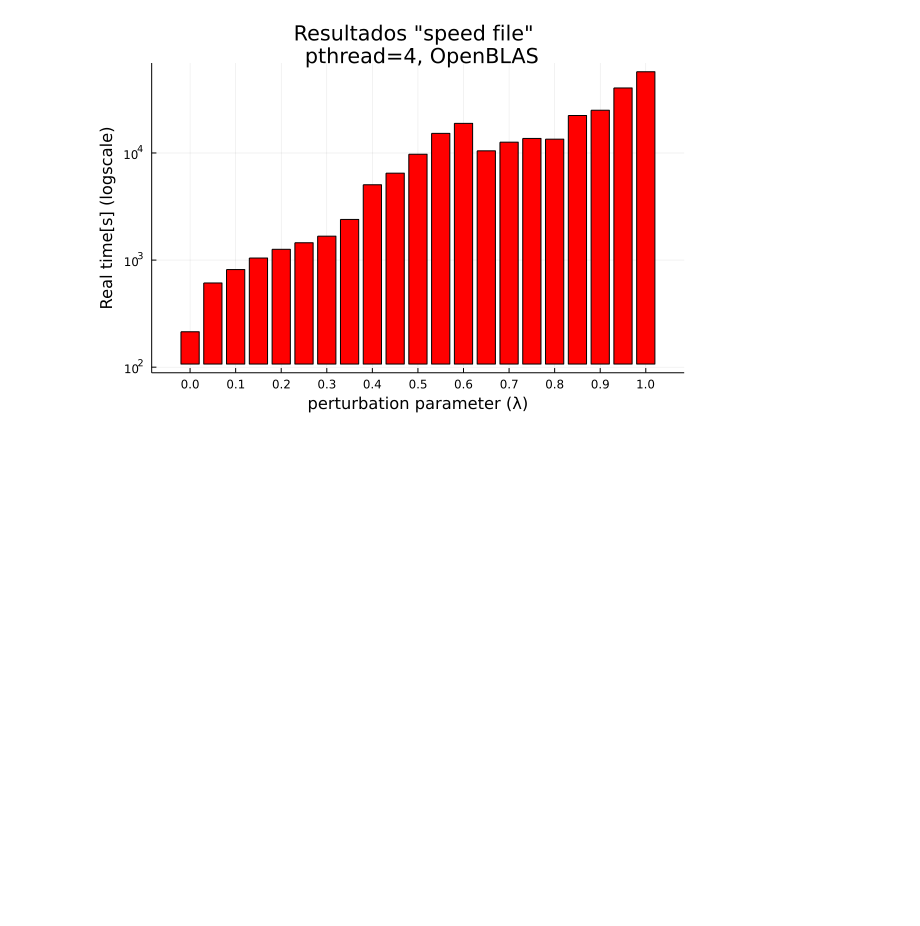
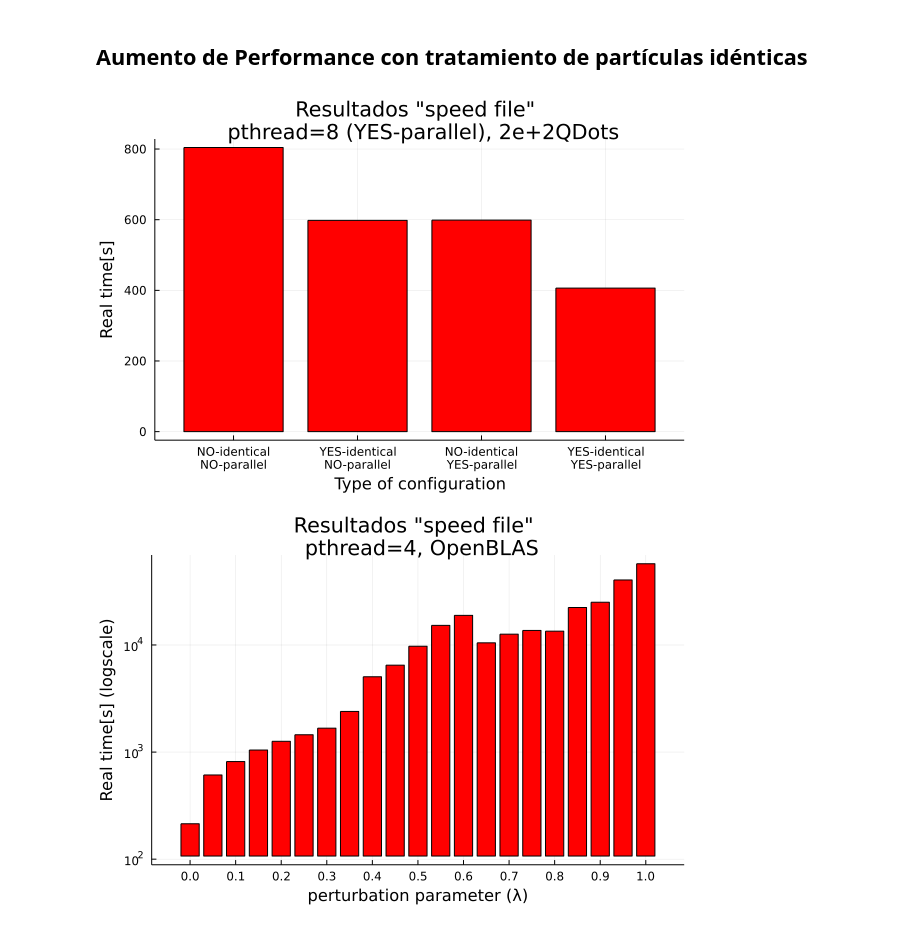
Before and after one commit to mendzmartin/mctdh_cp2021, a Jupyter notebook: double_quantum_dot_model/qdot_02/energies_vs_lambda/study_of_performance_03/running_comparison_performance/README.ipynb, the cells around one changed output. Saved outputs shown, nothing was run; the diff lists cells and outputs as text; code cells hidden in the pictures; blank space fills up the shorter version.

```diff
--- a/double_quantum_dot_model/qdot_02/energies_vs_lambda/study_of_performance_03/running_comparison_performance/README.ipynb
+++ b/double_quantum_dot_model/qdot_02/energies_vs_lambda/study_of_performance_03/running_comparison_performance/README.ipynb
@@ -1,6 +1,27 @@
 # %%
 using Plots
 using DelimitedFiles
+# %% [markdown]
+## Aumento de Performance con tratamiento de partículas idénticas
+# %%
+timming_file = raw"../../study_of_performance_01/result_collection_total_timing_data_v2.dat";
+timming_matrix = readdlm(timming_file);
+# %%
+timming_matrix2 = Matrix{Any}(undef, 4, 2)
+
+timming_matrix2[1:4,1]=[    "NO-identical\nNO-parallel",
+                            "YES-identical\nNO-parallel",
+                            "NO-identical\nYES-parallel",
+                            "YES-identical\nYES-parallel"]
+
+for i in 1:4
+    timming_matrix2[i,2]=sum(timming_matrix[(20*i-19):(20*i),3])/20.0;
+end
+
+plot(timming_matrix2[1:end,1],timming_matrix2[1:end,2],seriestype =:bar,color="red",label="")
+plot!(title="Resultados \"speed file\" \n pthread=8 (YES-parallel), 2e+2QDots",xlabel="Type of configuration",ylabel="Real time[s]")
+# %% [output]
+[figure, added]
 # %%
 timming_file = raw"../running_whit_openblas/result_collection_total_timing_data.dat";
 timming_matrix = readdlm(timming_file);
```
